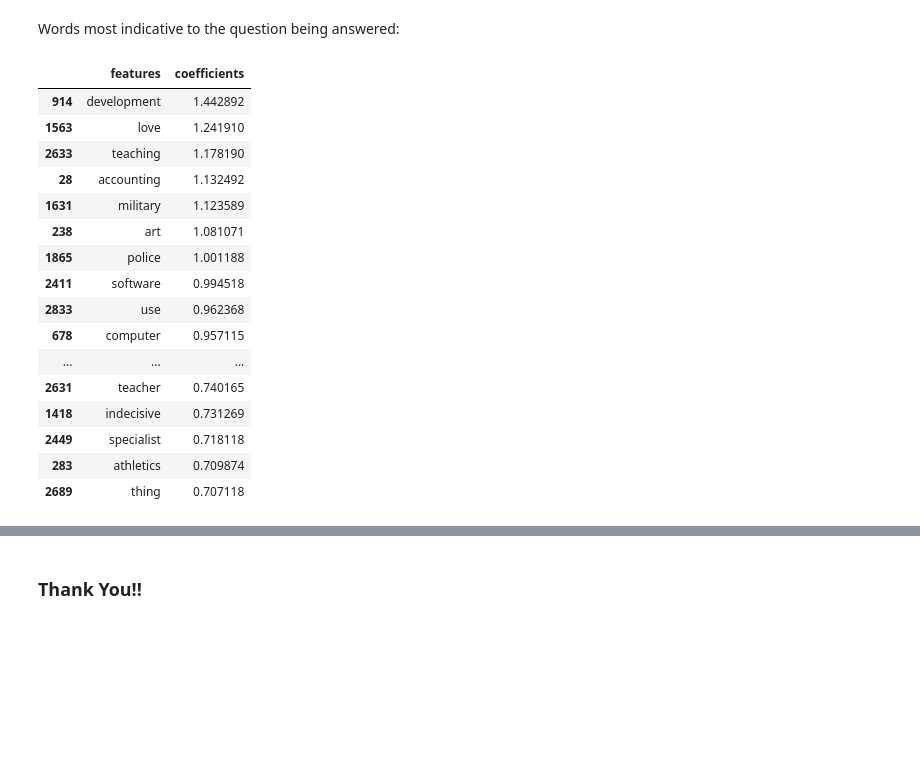
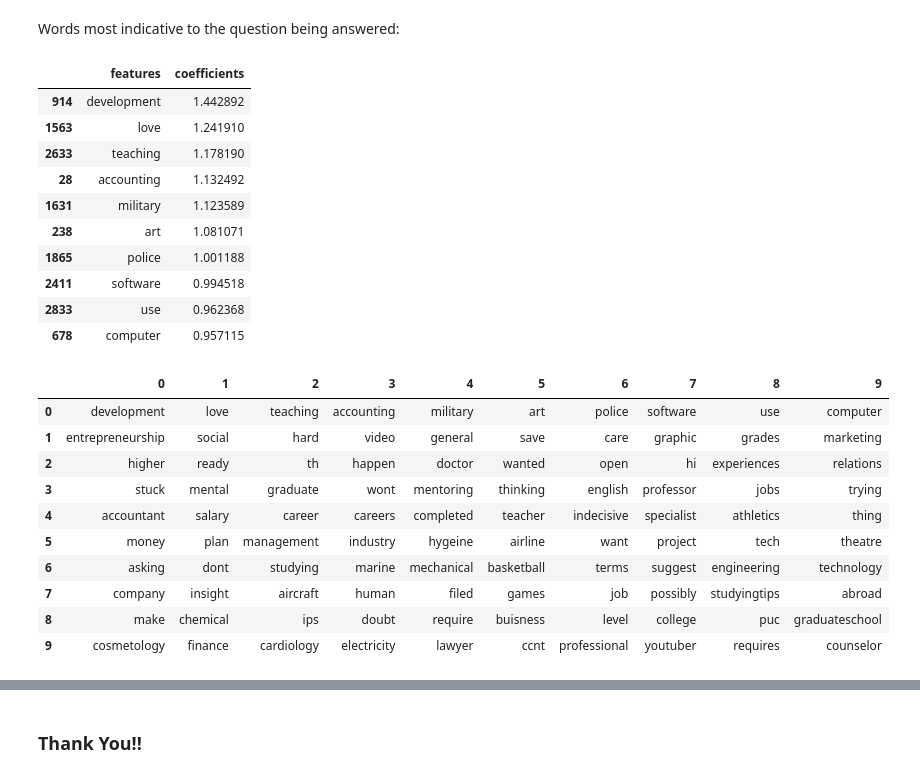
Before and after one commit to reneemarama/career_village, a Jupyter notebook: 4b_Sampled_Modeling.ipynb, the cells around one changed output, grey strips where cells are left out. Cells and saved outputs as stored; diff of their text form; code cells hidden in the pictures; blank space fills up the shorter version.

```diff
--- a/4b_Sampled_Modeling.ipynb
+++ b/4b_Sampled_Modeling.ipynb
@@ -406,22 +406,30 @@ coef_df.sort_values('coefficients', ascending = False);
 # %% [markdown]
 Words most indicative to the question being answered:
 # %%
-coef_df.sort_values('coefficients', ascending = False).head(50)
+coef_df.sort_values('coefficients', ascending = False).head(10)
 # %% [output]
 |  | features | coefficients |
 | 914 | development | 1.442892 |
 | 1563 | love | 1.241910 |
 | 2633 | teaching | 1.178190 |
 | 28 | accounting | 1.132492 |
 | 1631 | military | 1.123589 |
 | 238 | art | 1.081071 |
 | 1865 | police | 1.001188 |
 | 2411 | software | 0.994518 |
 | 2833 | use | 0.962368 |
 | 678 | computer | 0.957115 |
-| ... | ... | ... |
-| 2631 | teacher | 0.740165 |
-| 1418 | indecisive | 0.731269 |
-| 2449 | specialist | 0.718118 |
-| 283 | athletics | 0.709874 |
-| 2689 | thing | 0.707118 |
+# %%
+pd.DataFrame(coef_df.sort_values('coefficients', ascending = False)['features'].head(100).values.reshape((10,10)))
+# %% [output]
+|  | 0 | 1 | 2 | 3 | 4 | 5 | 6 | 7 | 8 | 9 |
+| 0 | development | love | teaching | accounting | military | art | police | software | use | computer |
+| 1 | entrepreneurship | social | hard | video | general | save | care | graphic | grades | marketing |
+| 2 | higher | ready | th | happen | doctor | wanted | open | hi | experiences | relations |
+| 3 | stuck | mental | graduate | wont | mentoring | thinking | english | professor | jobs | trying |
+| 4 | accountant | salary | career | careers | completed | teacher | indecisive | specialist | athletics | thing |
+| 5 | money | plan | management | industry | hygeine | airline | want | project | tech | theatre |
+| 6 | asking | dont | studying | marine | mechanical | basketball | terms | suggest | engineering | technology |
+| 7 | company | insight | aircraft | human | filed | games | job | possibly | studyingtips | abroad |
+| 8 | make | chemical | ips | doubt | require | buisness | level | college | puc | graduateschool |
+| 9 | cosmetology | finance | cardiology | electricity | lawyer | ccnt | professional | youtuber | requires | counselor |
```
Also changed, not shown: parts of 10 cells of this notebook, 14 other files.
